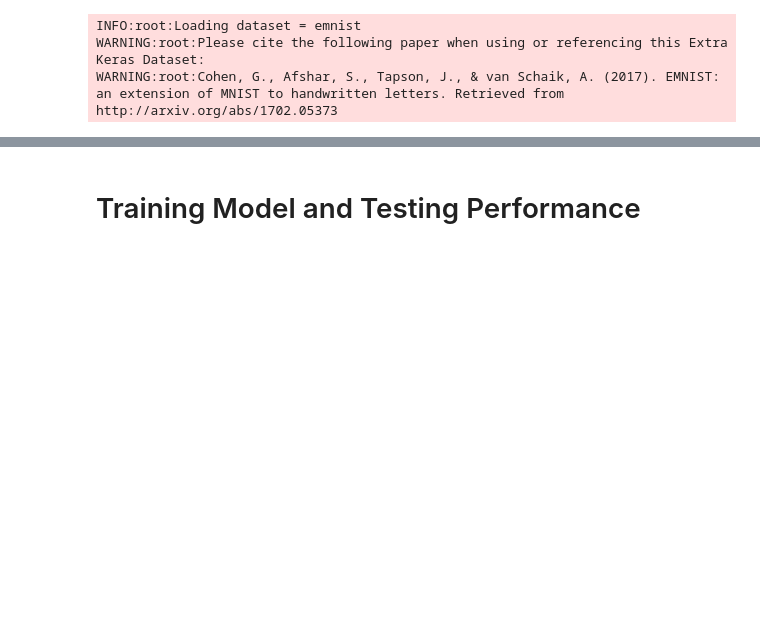
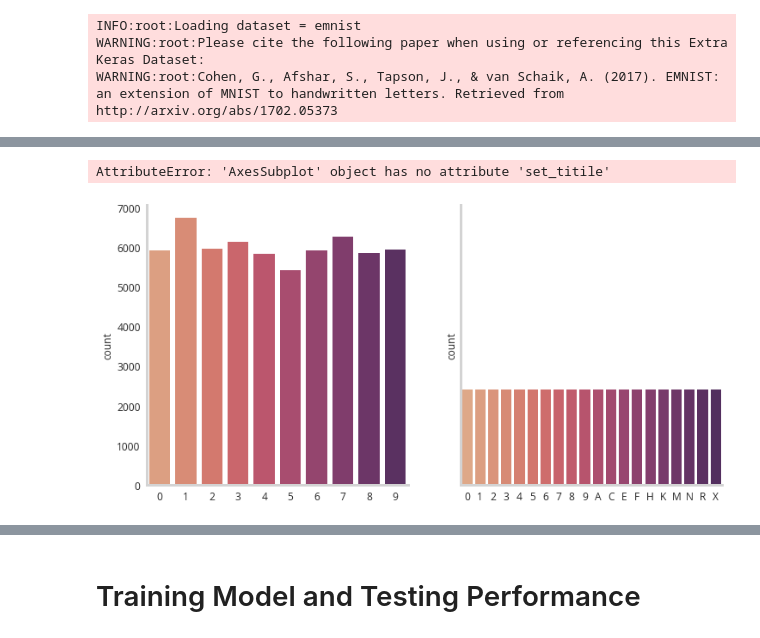
Before and after one commit to NicholasARossi/UQ_methods, a Jupyter notebook: notebooks/05_Neural_Network_Uncertainty_Quantification_with_Dropout.ipynb, the cells around one changed output, grey strips where cells are left out. Cells and saved outputs as stored; diff of their text form; code cells hidden in the pictures; blank space fills up the shorter version.

```diff
--- a/notebooks/05_Neural_Network_Uncertainty_Quantification_with_Dropout.ipynb
+++ b/notebooks/05_Neural_Network_Uncertainty_Quantification_with_Dropout.ipynb
@@ -82,2 +72,17 @@ Adversarial Data
+# %%
+# data counts
+fig,ax=plt.subplots(1,2,figsize=(12,6),sharey=True)
+
+sns.countplot(data.train_keys,palette='flare',ax=ax[0])
+# ax[1].set_xticklabels([0,1,2,3,4,5,6,7,8,9])
+
+sns.countplot(data.holdout_training_keys,palette='flare',ax=ax[1])
+ax[1].set_xticklabels([0,1,2,3,4,5,6,7,8,9,'A','C','E','F','H','K','M','N','R','X'])
+
+ax[0].set_titile('Training MNIST data')
+ax[1].set_titile('Adversarial Data')
+# %% [output]
+AttributeError: 'AxesSubplot' object has no attribute 'set_titile'
+[figure, added]
 # %%
 fig,ax=plt.subplots()
```
Also changed, not shown: parts of 17 cells of this notebook, 2 other files.
